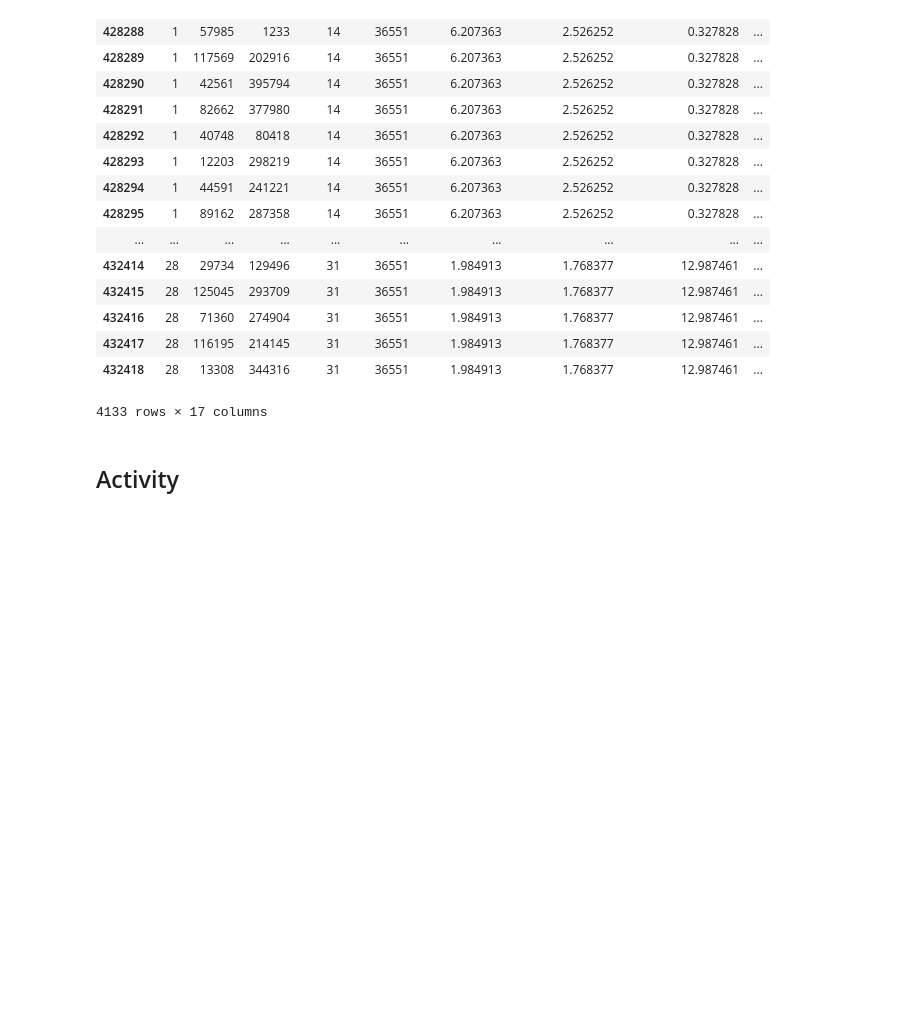
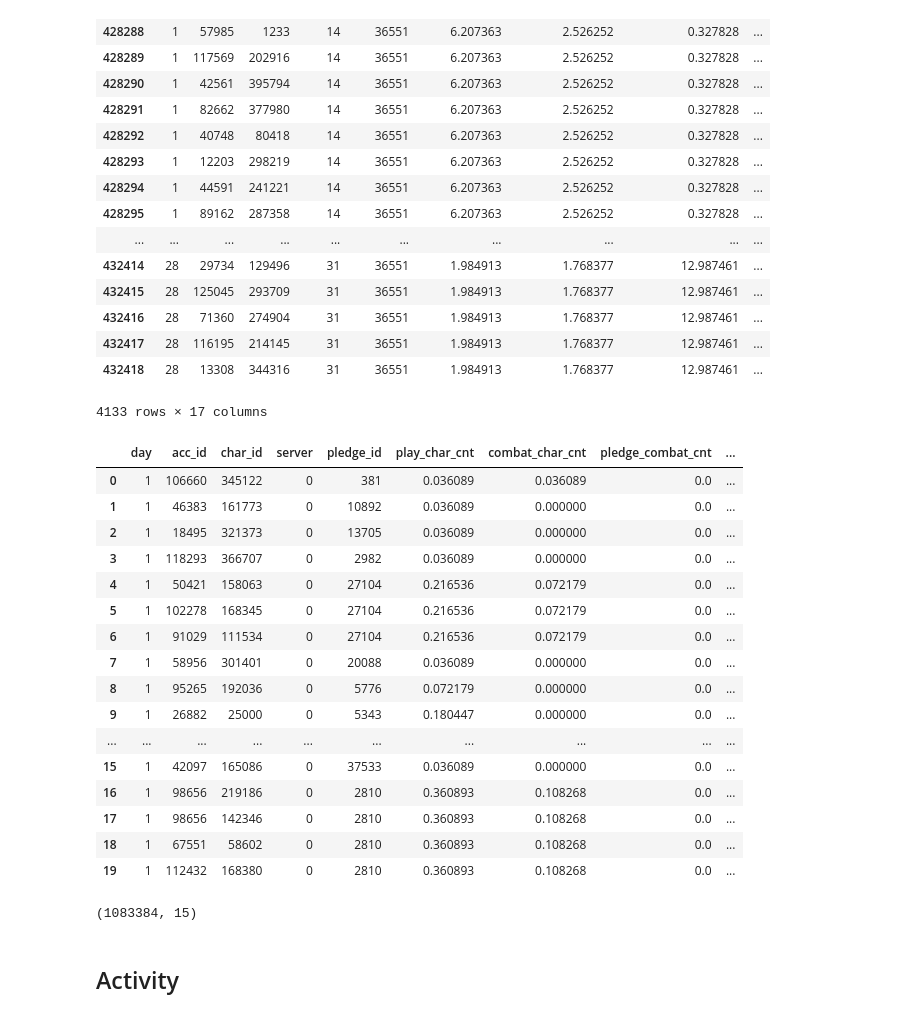
Before and after one commit to mullin-2019bigcontest/Mullin, a Jupyter notebook: Feature_Engineering.ipynb, the cells around one changed output. Drawn from its saved outputs; the diff is of its cells as text; code cells hidden in the pictures; blank space fills up the shorter version.

```diff
--- a/Feature_Engineering.ipynb
+++ b/Feature_Engineering.ipynb
@@ -229,6 +233,30 @@ rename_dict = {"etc_cnt" : "p_etc_cnt", "random_attacker_cnt" : "p_random_attack
               'same_pledge_cnt' : 'p_same_pledge_cnt', "temp_cnt" : "p_temp_cnt",
                "random_defender_cnt" : "p_random_defender_cnt"}
 pledge.rename(columns=rename_dict, inplace=True)
+# %%
+pledge.head(20)
+# %% [output]
+|  | day | acc_id | char_id | server | pledge_id | play_char_cnt | combat_char_cnt | pledge_combat_cnt | ... |
+| 0 | 1 | 106660 | 345122 | 0 | 381 | 0.036089 | 0.036089 | 0.0 | ... |
+| 1 | 1 | 46383 | 161773 | 0 | 10892 | 0.036089 | 0.000000 | 0.0 | ... |
+| 2 | 1 | 18495 | 321373 | 0 | 13705 | 0.036089 | 0.000000 | 0.0 | ... |
+| 3 | 1 | 118293 | 366707 | 0 | 2982 | 0.036089 | 0.000000 | 0.0 | ... |
+| 4 | 1 | 50421 | 158063 | 0 | 27104 | 0.216536 | 0.072179 | 0.0 | ... |
+| 5 | 1 | 102278 | 168345 | 0 | 27104 | 0.216536 | 0.072179 | 0.0 | ... |
+| 6 | 1 | 91029 | 111534 | 0 | 27104 | 0.216536 | 0.072179 | 0.0 | ... |
+| 7 | 1 | 58956 | 301401 | 0 | 20088 | 0.036089 | 0.000000 | 0.0 | ... |
+| 8 | 1 | 95265 | 192036 | 0 | 5776 | 0.072179 | 0.000000 | 0.0 | ... |
+| 9 | 1 | 26882 | 25000 | 0 | 5343 | 0.180447 | 0.000000 | 0.0 | ... |
+| ... | ... | ... | ... | ... | ... | ... | ... | ... | ... |
+| 15 | 1 | 42097 | 165086 | 0 | 37533 | 0.036089 | 0.000000 | 0.0 | ... |
+| 16 | 1 | 98656 | 219186 | 0 | 2810 | 0.360893 | 0.108268 | 0.0 | ... |
+| 17 | 1 | 98656 | 142346 | 0 | 2810 | 0.360893 | 0.108268 | 0.0 | ... |
+| 18 | 1 | 67551 | 58602 | 0 | 2810 | 0.360893 | 0.108268 | 0.0 | ... |
+| 19 | 1 | 112432 | 168380 | 0 | 2810 | 0.360893 | 0.108268 | 0.0 | ... |
+# %%
+pledge.shape
+# %% [output]
+(1083384, 15)
 # %% [markdown]
 ## Activity
 # %%
```
Also changed, not shown: parts of 1 cell of this notebook, 2 other files.
